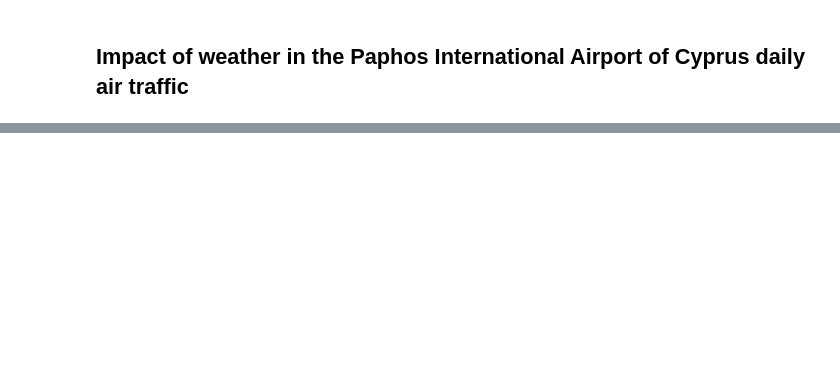
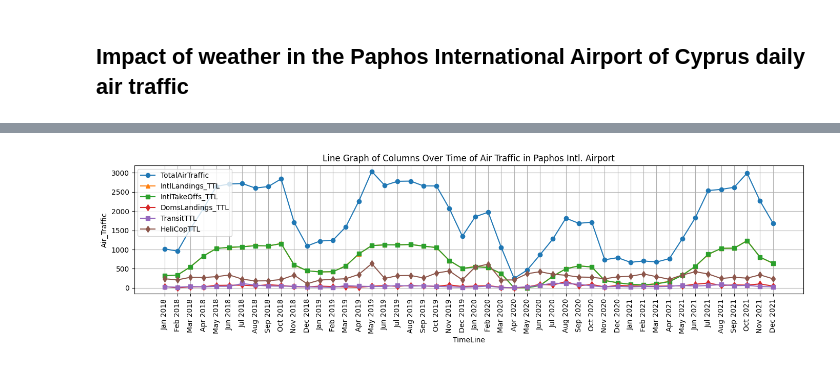
Before and after one commit to abdulahad2307/made-template-Ahad, a Jupyter notebook: project/report.ipynb, the cells around one changed output, grey strips where cells are left out. Saved outputs shown, nothing was run; the diff lists cells and outputs as text; code cells hidden in the pictures; blank space fills up the shorter version.

```diff
--- a/project/report.ipynb
+++ b/project/report.ipynb
@@ -42,0 +428,21 @@ This data source will provide daily weather and climate data of Paphos Airport t
+# %%
+plt.figure(figsize=(14, 4))
+
+plt.plot(merged_airports_TTL_traffic_df['Date'], merged_airports_TTL_traffic_df['TotalSum(TTL)'], label='TotalAirTraffic', marker='o')
+plt.plot(merged_airports_TTL_traffic_df['Date'], merged_airports_TTL_traffic_df['IntlLandings_TTL'], label='IntlLandings_TTL', marker='^')
+plt.plot(merged_airports_TTL_traffic_df['Date'], merged_airports_TTL_traffic_df['IntlTakeOffs_TTL'], label='IntlTakeOffs_TTL', marker='s')
+plt.plot(merged_airports_TTL_traffic_df['Date'], merged_airports_TTL_traffic_df['DomsLandings_TTL'], label='DomsLandings_TTL', marker='d')
+plt.plot(merged_airports_TTL_traffic_df['Date'], merged_airports_TTL_traffic_df['TransitTTL'], label='TransitTTL', marker='s')
+plt.plot(merged_airports_TTL_traffic_df['Date'], merged_airports_TTL_traffic_df['HeliCopTTL'], label='HeliCopTTL', marker='d')
+
+plt.title('Line Graph of Columns Over Time of Air Traffic in Paphos Intl. Airport')
+plt.xlabel('TimeLine')
+plt.ylabel('Air_Traffic')
+plt.legend()
+plt.grid(True)
+plt.xticks(rotation=90)  # Rotate x-axis labels for better readability
+
+plt.tight_layout()
+plt.show()
+# %% [output]
+[figure, added]
```
Also changed, not shown: parts of 102 cells of this notebook, 1 other file.
